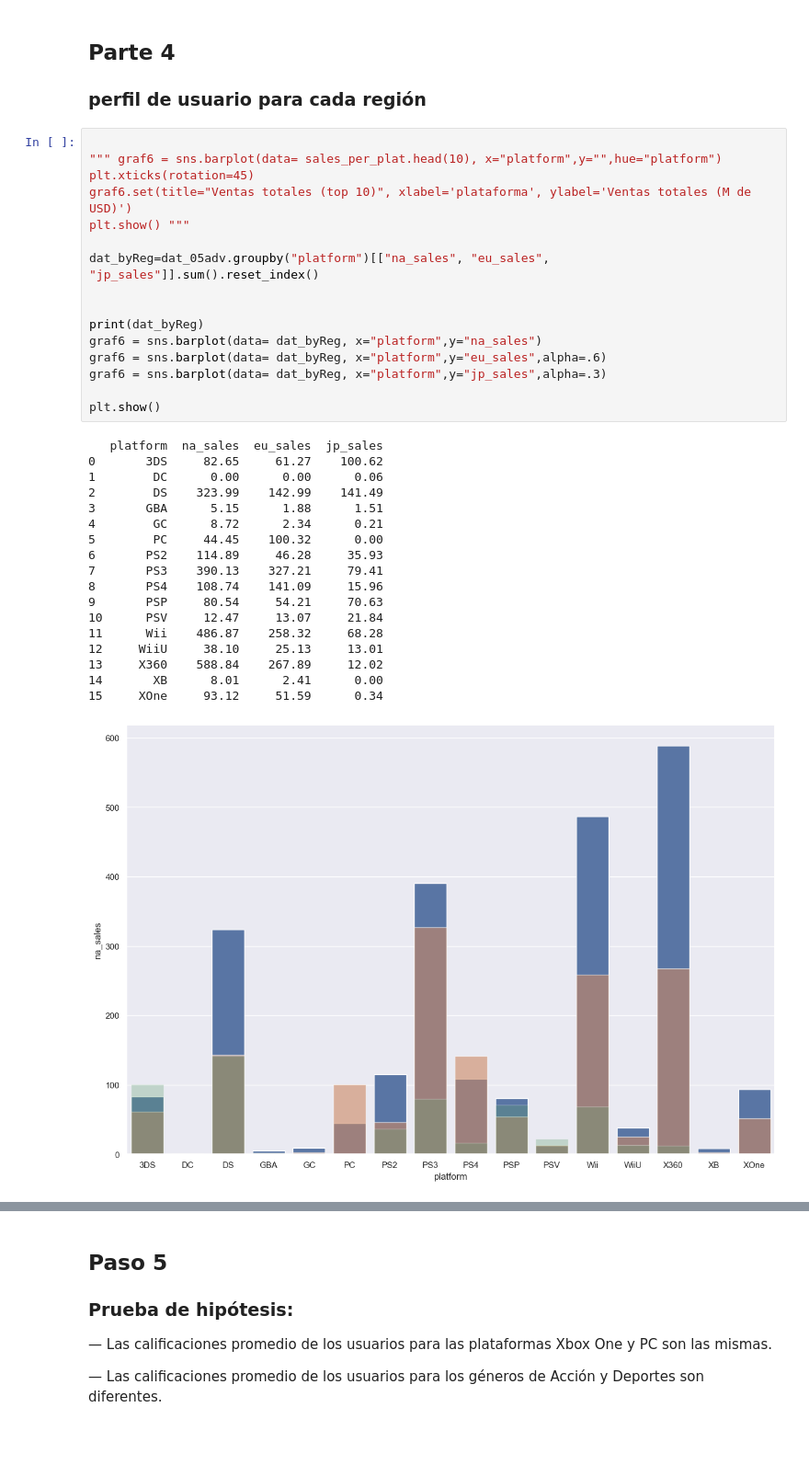
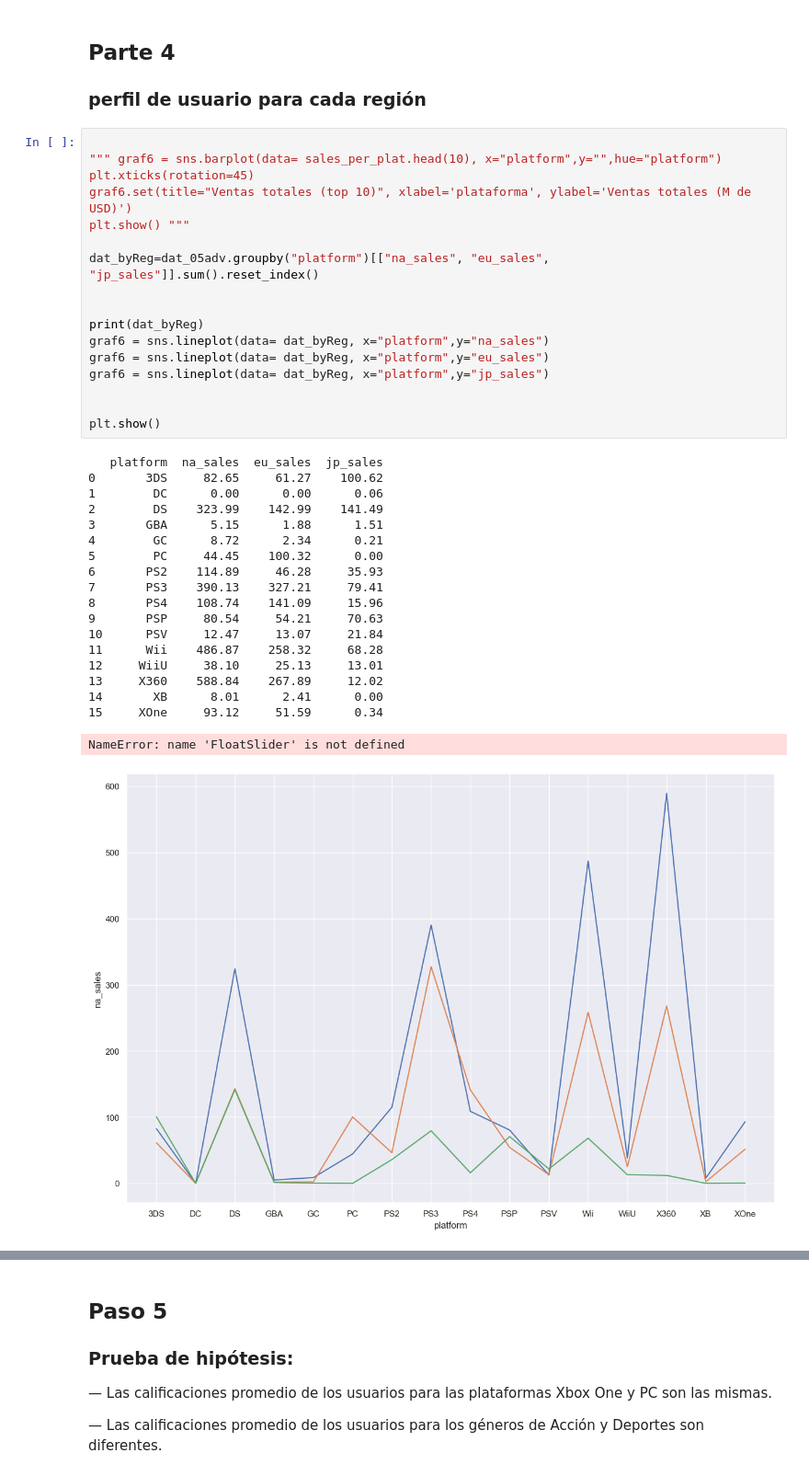
Before and after one commit to hukitan/tripleten, a Jupyter notebook: Proyectos_en_desarrollo/proyecto 6/proyecto6.ipynb, the cells around one changed output, grey strips where cells are left out. Shown at 92% size. Drawn from its saved outputs; the diff is of its cells as text; blank space fills up the shorter version.

```diff
--- a/Proyectos_en_desarrollo/proyecto 6/proyecto6.ipynb
+++ b/Proyectos_en_desarrollo/proyecto 6/proyecto6.ipynb
@@ -249,37 +249,39 @@ De igual manera al evaluar vs el puntaje de la critica, se encuentra que exite u
 
 """ graf6 = sns.barplot(data= sales_per_plat.head(10), x="platform",y="",hue="platform")
 plt.xticks(rotation=45)
 graf6.set(title="Ventas totales (top 10)", xlabel='plataforma', ylabel='Ventas totales (M de USD)')
 plt.show() """
 
 dat_byReg=dat_05adv.groupby("platform")[["na_sales", "eu_sales", "jp_sales"]].sum().reset_index()
 
 
 print(dat_byReg)
-graf6 = sns.barplot(data= dat_byReg, x="platform",y="na_sales")
-graf6 = sns.barplot(data= dat_byReg, x="platform",y="eu_sales",alpha=.6)
-graf6 = sns.barplot(data= dat_byReg, x="platform",y="jp_sales",alpha=.3)
+graf6 = sns.lineplot(data= dat_byReg, x="platform",y="na_sales")
+graf6 = sns.lineplot(data= dat_byReg, x="platform",y="eu_sales")
+graf6 = sns.lineplot(data= dat_byReg, x="platform",y="jp_sales")
+
 
 plt.show()
 # %% [output]
    platform  na_sales  eu_sales  jp_sales
 0       3DS     82.65     61.27    100.62
 1        DC      0.00      0.00      0.06
 2        DS    323.99    142.99    141.49
 3       GBA      5.15      1.88      1.51
 4        GC      8.72      2.34      0.21
 5        PC     44.45    100.32      0.00
 6       PS2    114.89     46.28     35.93
 7       PS3    390.13    327.21     79.41
 8       PS4    108.74    141.09     15.96
 9       PSP     80.54     54.21     70.63
 10      PSV     12.47     13.07     21.84
 11      Wii    486.87    258.32     68.28
 12     WiiU     38.10     25.13     13.01
 13     X360    588.84    267.89     12.02
 14       XB      8.01      2.41      0.00
 15     XOne     93.12     51.59      0.34
+NameError: name 'FloatSlider' is not defined
-[figure, old version]
+[figure, new version]
 # %%
 dat_byGen=dat_05adv.groupby("genre")[["na_sales", "eu_sales", "jp_sales"]].sum().reset_index()
 
```
Also changed, not shown: parts of 2 cells of this notebook.
